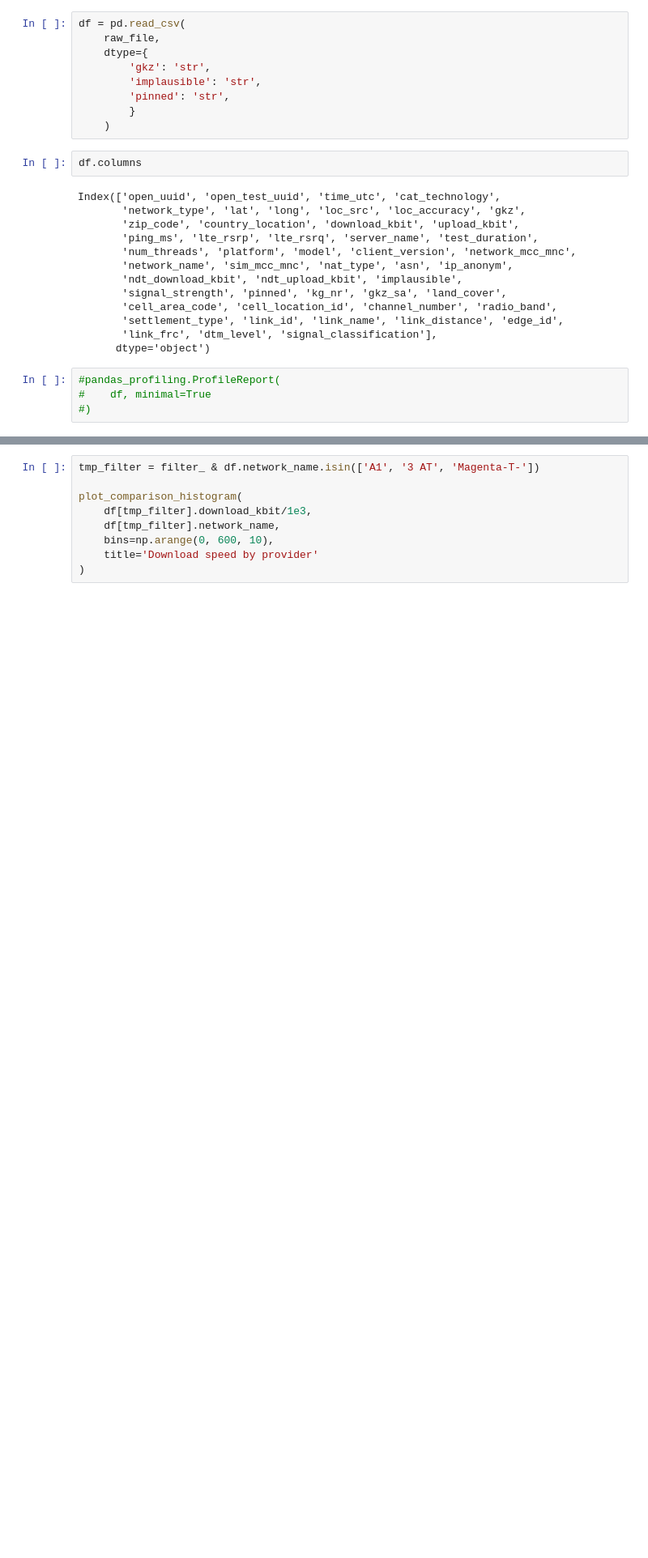
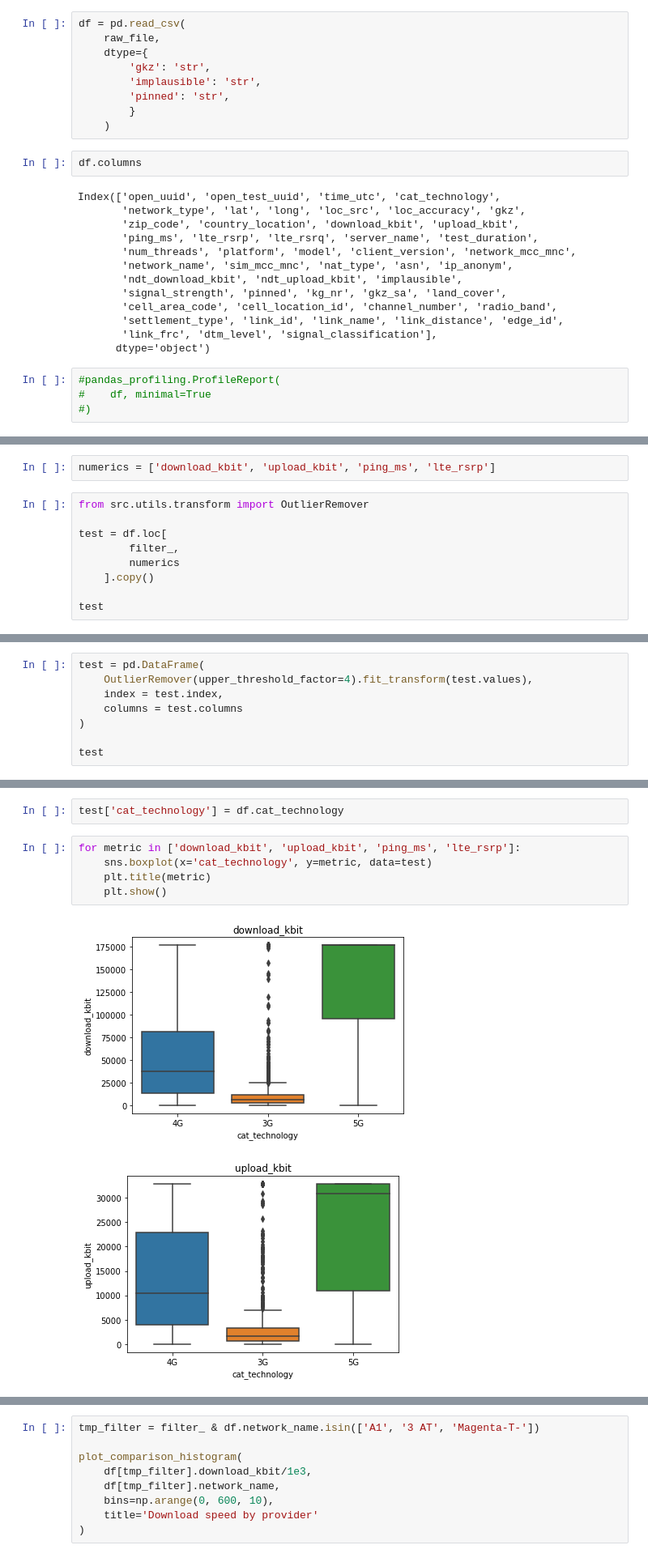
Before and after one commit to heckert/speedtest-classification, a Jupyter notebook: notebooks/01-explore.ipynb, the cells around one changed output, grey strips where cells are left out. Shown at 81% size. Drawn from its saved outputs; the diff is of its cells as text; blank space fills up the shorter version.

Commit message:
played around with outlier transformer

```diff
--- a/notebooks/01-explore.ipynb
+++ b/notebooks/01-explore.ipynb
@@ -55,0 +61,11 @@ Index(['open_uuid', 'open_test_uuid', 'time_utc', 'cat_technology',
+# %%
+numerics = ['download_kbit', 'upload_kbit', 'ping_ms', 'lte_rsrp']
+# %%
+from src.utils.transform import OutlierRemover
+
+test = df.loc[
+        filter_,
+        numerics
+    ].copy()
+
+test
@@ -55,0 +88,8 @@ Index(['open_uuid', 'open_test_uuid', 'time_utc', 'cat_technology',
+# %%
+test = pd.DataFrame(
+    OutlierRemover(upper_threshold_factor=4).fit_transform(test.values),
+    index = test.index,
+    columns = test.columns
+)
+
+test
@@ -55,0 +110,10 @@ Index(['open_uuid', 'open_test_uuid', 'time_utc', 'cat_technology',
+# %%
+test['cat_technology'] = df.cat_technology
+# %%
+for metric in ['download_kbit', 'upload_kbit', 'ping_ms', 'lte_rsrp']:
+    sns.boxplot(x='cat_technology', y=metric, data=test)
+    plt.title(metric)
+    plt.show()
+# %% [output]
+[figure, added]
+[figure, added]
```
Also changed, not shown: parts of 8 cells of this notebook, 6 other files.
